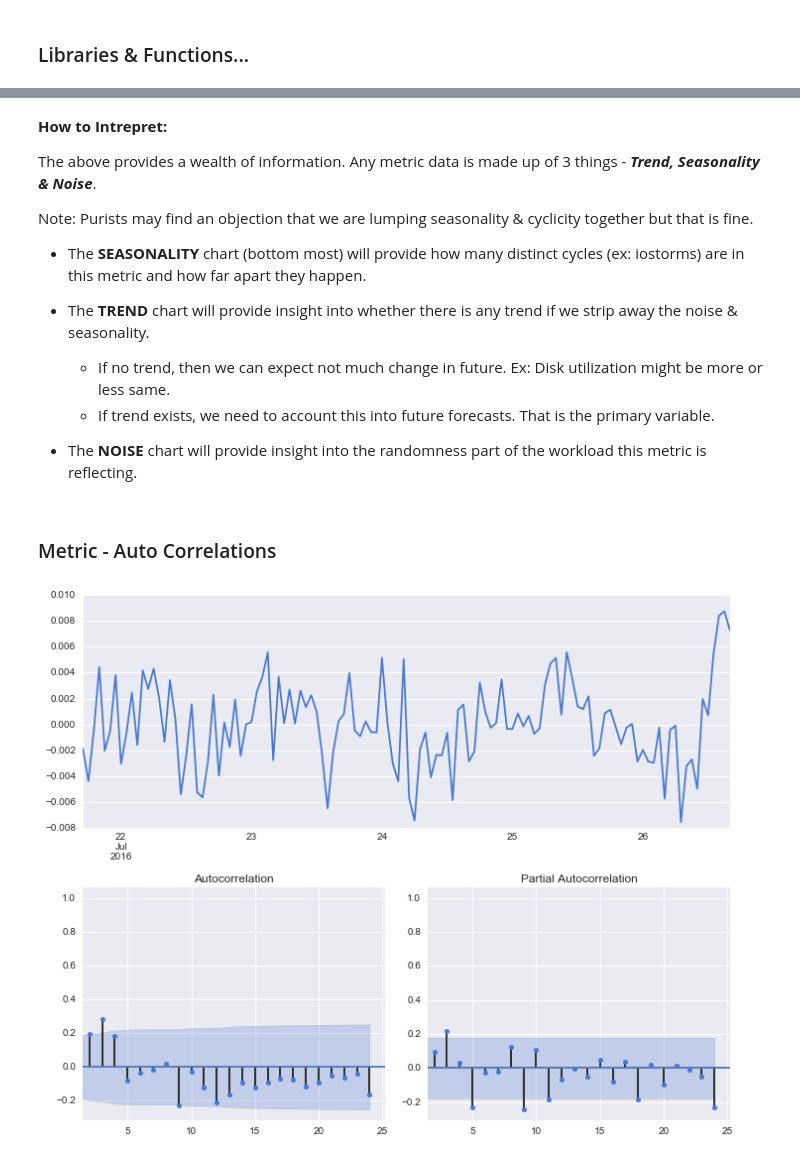
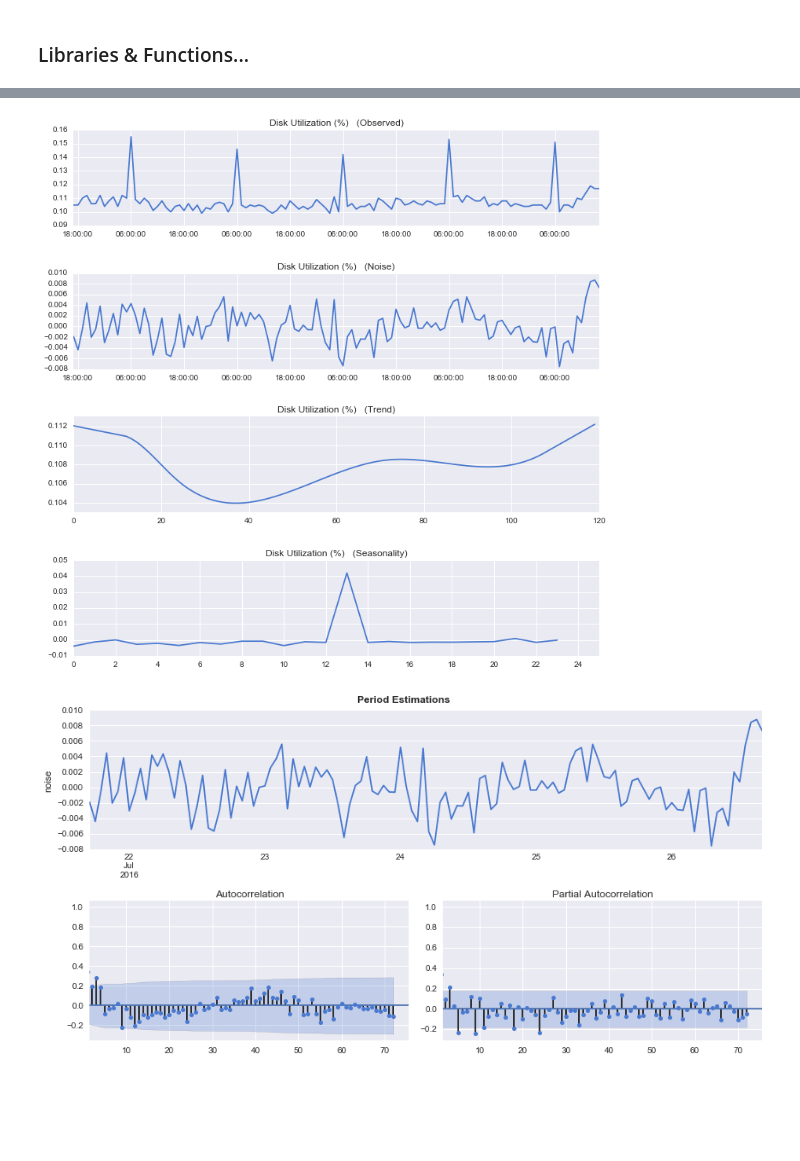
Before and after one commit to dcurrents/qresearch, a Jupyter notebook: research-metric-eda.ipynb, the cells around one changed output, grey strips where cells are left out. Drawn from its saved outputs; the diff is of its cells as text; code cells hidden in the pictures; blank space fills up the shorter version.

```diff
--- a/research-metric-eda.ipynb
+++ b/research-metric-eda.ipynb
@@ -420,20 +307,8 @@ create_seasonal_plots(metric_name=metric_name, period=48, df=df1)
-# %% [markdown]
-**How to Intrepret:**
-
-The above provides a wealth of information. Any metric data is made up of 3 things - ***Trend, Seasonality & Noise***.
-
-Note: Purists may find an objection that we are lumping seasonality & cyclicity together but that is fine.
-
-- The **SEASONALITY** chart (bottom most) will provide how many distinct cycles (ex: iostorms) are in this metric and how far apart they happen.
-
-- The **TREND** chart will provide insight into whether there is any trend if we strip away the noise & seasonality.
-    - If no trend, then we can expect not much change in future. Ex: Disk utilization might be more or less same.
-    - If trend exists, we need to account this into future forecasts. That is the primary variable.
-- The **NOISE** chart will provide insight into the randomness part of the workload this metric is reflecting.
-# %% [markdown]
-### Metric - Auto Correlations
 # %%
+# Decompose time series. Create Decomposition Plots
 (seasons, trend, adjusted, noise) = decompose_ts(df1)
-axarr = tsplot(noise, lags=24)
+create_decomposition_plots(metric_name=metric_name, period=24, df=df1)
+axarr = create_acf_plots('noise', y=noise, lags=72)
 # %% [output]
-[figure, old version]
+[figure, new version]
+[figure, added]
```
Also changed, not shown: parts of 38 cells of this notebook, 1 other file.
